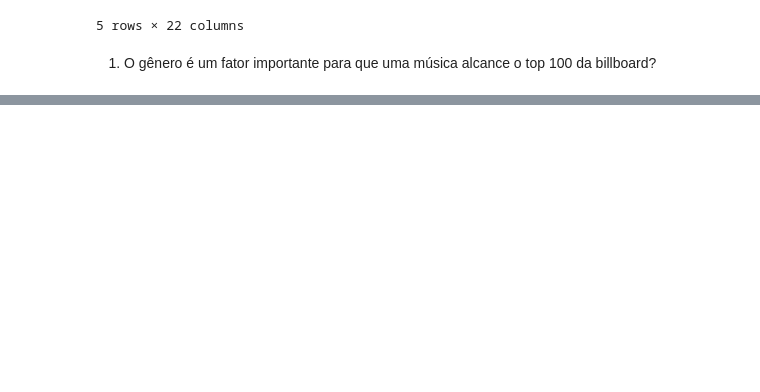
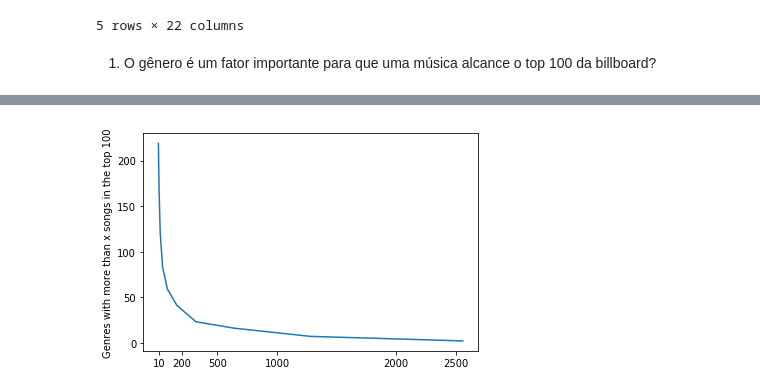
Before and after one commit to mibrahimfm/TP-ICD, a Jupyter notebook: TP-ICD.ipynb, the cells around one changed output, grey strips where cells are left out. Cells and saved outputs as stored; diff of their text form; code cells hidden in the pictures; blank space fills up the shorter version.

```diff
--- a/TP-ICD.ipynb
+++ b/TP-ICD.ipynb
@@ -138,0 +108,19 @@ Name: genre, Length: 7306, dtype: object
+# %%
+generosDF = generos_unicos
+countList = []
+iList = []
+
+i = 5
+
+while generosDF.shape[0] > 5:
+    generosDF = generosDF[generosDF[0] > i]
+    iList.append(i)
+    countList.append(generosDF.shape[0])
+    i *= 2
+
+plt.plot(iList,countList)
+plt.ylabel('Genres with more than x songs in the top 100')
+plt.xticks([10,200,500,1000,2000,2500])
+plt.show()
+# %% [output]
+[figure, added]
```
Also changed, not shown: parts of 9 cells of this notebook.
